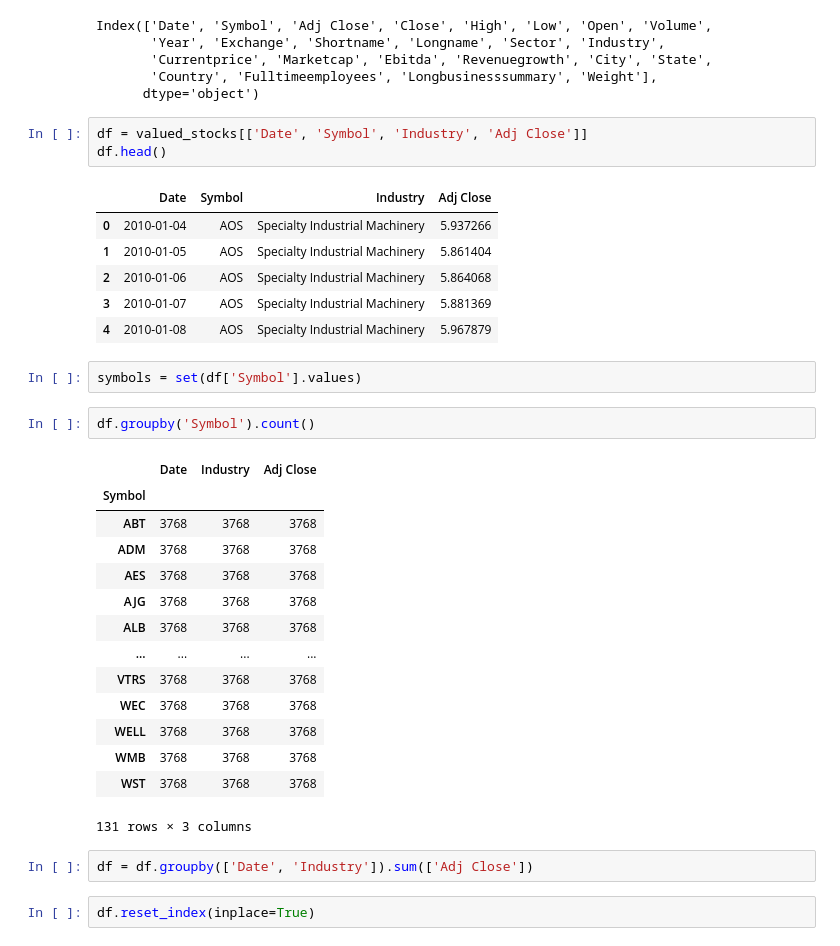
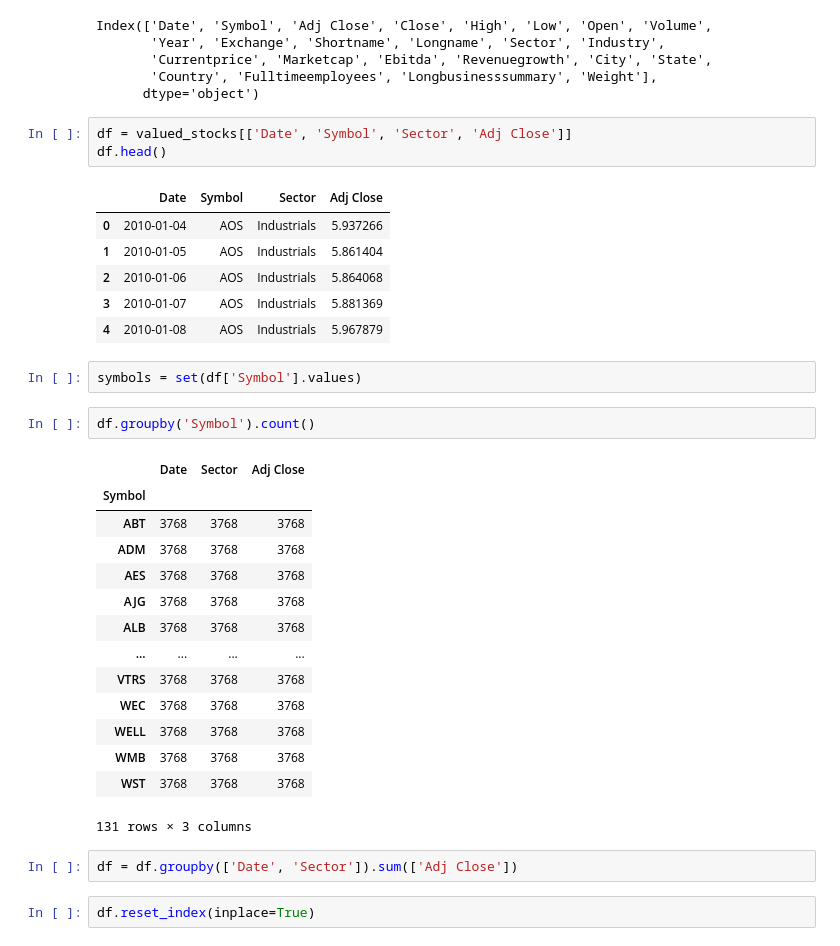
Before and after one commit to wbrannock/stocksdata, a Jupyter notebook: data_creation.ipynb, the cells around one changed output. Cells and saved outputs as stored; diff of their text form.

```diff
--- a/data_creation.ipynb
+++ b/data_creation.ipynb
@@ -86,21 +86,21 @@ Index(['Date', 'Symbol', 'Adj Close', 'Close', 'High', 'Low', 'Open', 'Volume',
        'Country', 'Fulltimeemployees', 'Longbusinesssummary', 'Weight'],
       dtype='object')
 # %%
-df = valued_stocks[['Date', 'Symbol', 'Industry', 'Adj Close']]
+df = valued_stocks[['Date', 'Symbol', 'Sector', 'Adj Close']]
 df.head()
 # %% [output]
-|  | Date | Symbol | Industry | Adj Close |
-| 0 | 2010-01-04 | AOS | Specialty Industrial Machinery | 5.937266 |
-| 1 | 2010-01-05 | AOS | Specialty Industrial Machinery | 5.861404 |
-| 2 | 2010-01-06 | AOS | Specialty Industrial Machinery | 5.864068 |
-| 3 | 2010-01-07 | AOS | Specialty Industrial Machinery | 5.881369 |
-| 4 | 2010-01-08 | AOS | Specialty Industrial Machinery | 5.967879 |
+|  | Date | Symbol | Sector | Adj Close |
+| 0 | 2010-01-04 | AOS | Industrials | 5.937266 |
+| 1 | 2010-01-05 | AOS | Industrials | 5.861404 |
+| 2 | 2010-01-06 | AOS | Industrials | 5.864068 |
+| 3 | 2010-01-07 | AOS | Industrials | 5.881369 |
+| 4 | 2010-01-08 | AOS | Industrials | 5.967879 |
 # %%
 symbols = set(df['Symbol'].values)
 # %%
 df.groupby('Symbol').count()
 # %% [output]
-|  | Date | Industry | Adj Close |
+|  | Date | Sector | Adj Close |
 | Symbol |  |  |  |
 | ABT | 3768 | 3768 | 3768 |
 | ADM | 3768 | 3768 | 3768 |
@@ -115,7 +115,7 @@ df.groupby('Symbol').count()
 | WST | 3768 | 3768 | 3768 |
 131 rows × 3 columns
 # %%
-df = df.groupby(['Date', 'Industry']).sum(['Adj Close'])
+df = df.groupby(['Date', 'Sector']).sum(['Adj Close'])
 # %%
 df.reset_index(inplace=True)
 # %%
```
Also changed, not shown: parts of 5 cells of this notebook, 1 other file.
